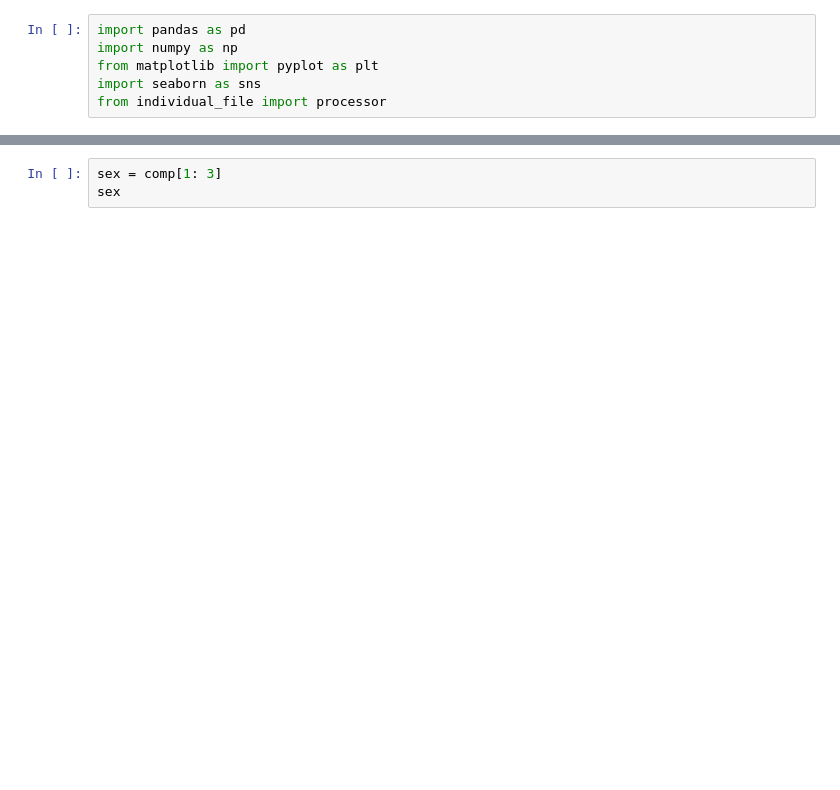
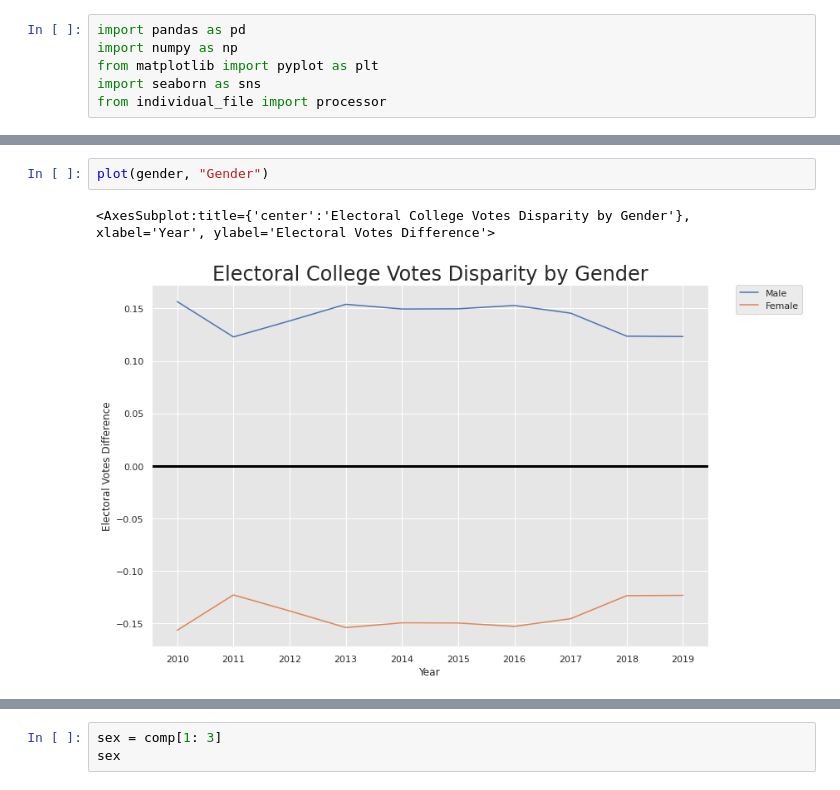
Before and after one commit to arefmalek/Electoral_census, a Jupyter notebook: scripts/composites.ipynb, the cells around one changed output, grey strips where cells are left out. Saved outputs shown, nothing was run; the diff lists cells and outputs as text; blank space fills up the shorter version.

```diff
--- a/scripts/composites.ipynb
+++ b/scripts/composites.ipynb
@@ -58,0 +57,5 @@ gender(comp)
+# %%
+plot(gender, "Gender")
+# %% [output]
+<AxesSubplot:title={'center':'Electoral College Votes Disparity by Gender'}, xlabel='Year', ylabel='Electoral Votes Difference'>
+[figure, added]
```
Also changed, not shown: parts of 8 cells of this notebook, 2 other files.
